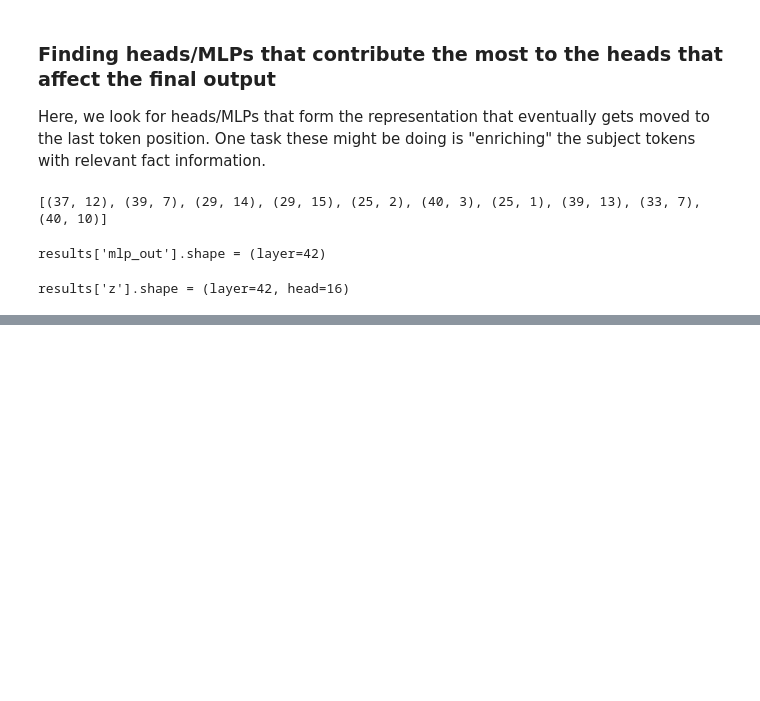
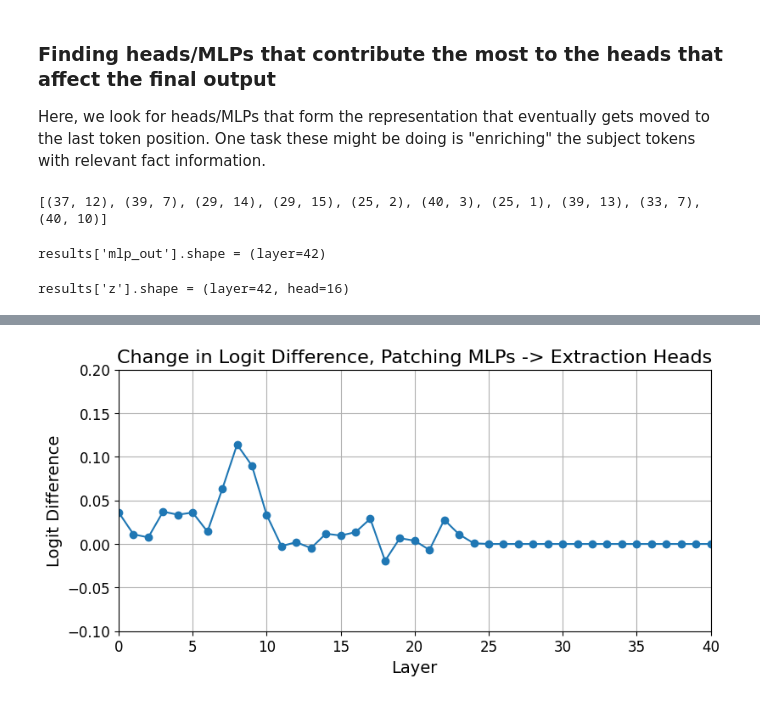
Before and after one commit to magikarp01/mechanistic-unlearning, a Jupyter notebook: experiments/gemma_9b_counterfact/gemma_9b_counterfact_manual.ipynb, the cells around one changed output, grey strips where cells are left out. Saved outputs shown, nothing was run; the diff lists cells and outputs as text; code cells hidden in the pictures; blank space fills up the shorter version.

```diff
--- a/experiments/gemma_9b_counterfact/gemma_9b_counterfact_manual.ipynb
+++ b/experiments/gemma_9b_counterfact/gemma_9b_counterfact_manual.ipynb
@@ -1245,6 +1252,22 @@ imshow(
 )
 # %% [output]
 [interactive output not drawn]
+# %%
+fig = plt.figure(figsize=(9, 4))
+plt.plot(noise_mlp_enrichment_results['mlp_out'], marker='o')
+ax = plt.gca()
+ax.set_title("Change in Logit Difference, Patching MLPs -> Extraction Heads", fontsize=16)
+ax.set_xlabel("Layer", fontsize=14)
+ax.set_ylabel("Logit Difference", fontsize=14)
+ax.set_xlim(0, 40)
+ax.set_ylim(-0.1, 0.2)
+plt.grid()
+plt.xticks(fontsize=12)
+plt.yticks(fontsize=12)
+plt.show()
+fig.savefig(f"results/gemma9b_noise_mlp_enrichment.pdf", bbox_inches='tight')
+# %% [output]
+[figure, added]
 # %%
 
 # Plot as line
```
Also changed, not shown: parts of 5 cells of this notebook, 32 other files.
